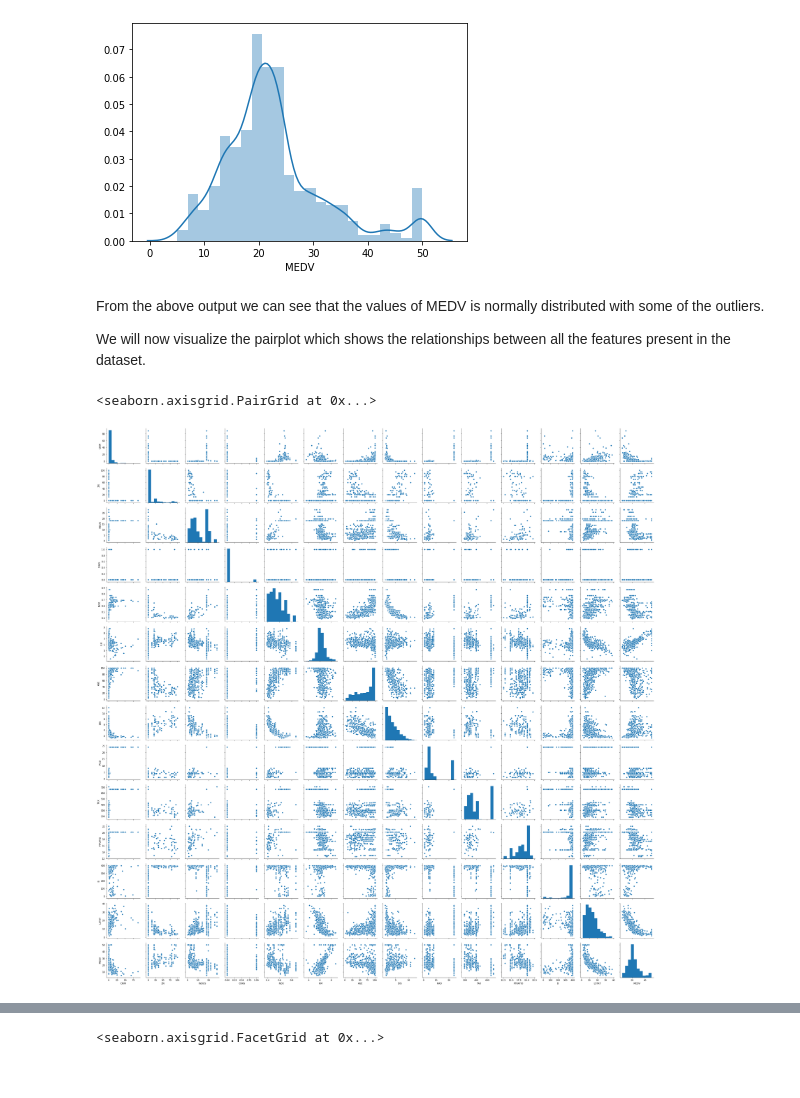
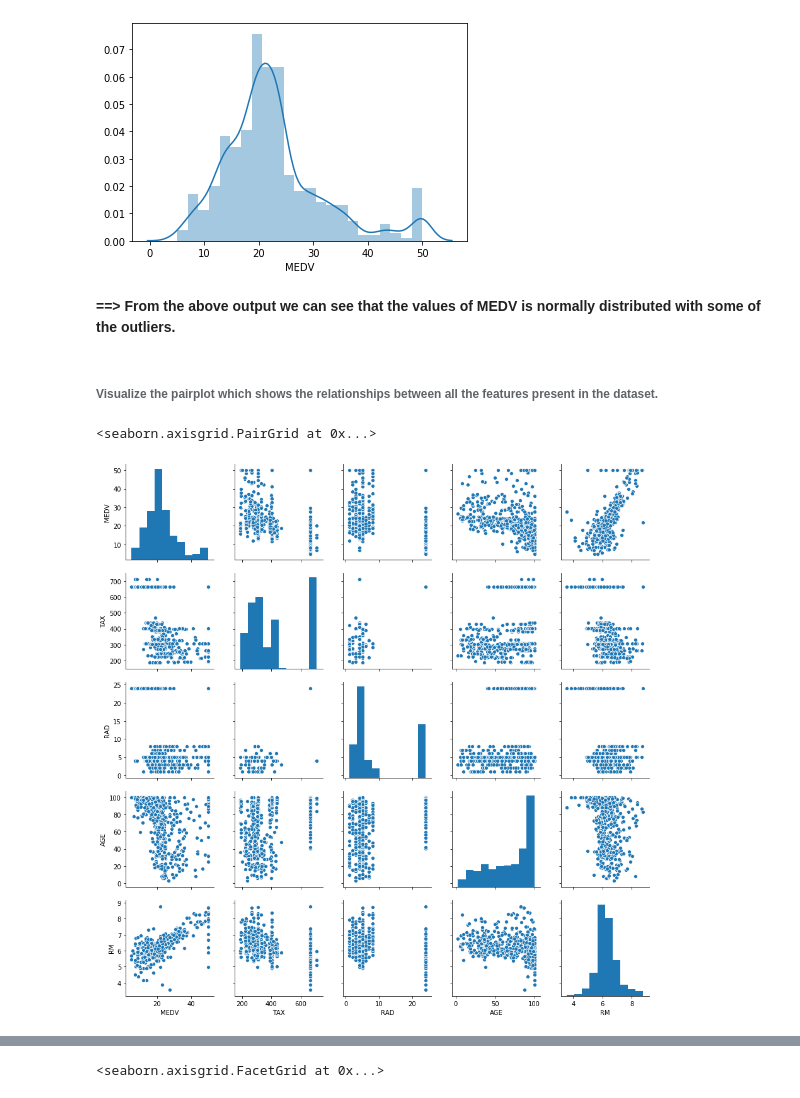
Before and after one commit to DSC-UTDallas/explore-ml, a Jupyter notebook: beginner_track/regression/Beginner_ML_Linear_Regression.ipynb, the cells around one changed output, grey strips where cells are left out. Cells and saved outputs as stored; diff of their text form; code cells hidden in the pictures.

```diff
--- a/beginner_track/regression/Beginner_ML_Linear_Regression.ipynb
+++ b/beginner_track/regression/Beginner_ML_Linear_Regression.ipynb
@@ -53,7 +68,7 @@ bos.head()
 | 3 | 0.03237 | 0.0 | 2.18 | 0.0 | 0.458 | 6.998 | 45.8 | 6.0622 | 3.0 | 222.0 | 18.7 | ... |
 | 4 | 0.06905 | 0.0 | 2.18 | 0.0 | 0.458 | 7.147 | 54.2 | 6.0622 | 3.0 | 222.0 | 18.7 | ... |
 # %%
-bos.columns = ['CRIM', 'ZN', 'INDUS', 'CHAS', 'NOX', 'RM', 'AGE', 'DIS', 'RAD', 'TAX', 'PTRATIO', 'B', 'LSTAT']
+bos.columns = ['CRIM', 'ZN', 'INDUS', 'CHAS', 'NOX', 'RM', 'AGE', 'DIS', 'RAD', 'TAX', 'PTRATIO', 'B', 'LSTAT', 'MEDV']
 bos.head()
 # %% [output]
 |  | CRIM | ZN | INDUS | CHAS | NOX | RM | AGE | DIS | RAD | TAX | PTRATIO | ... |
@@ -159,11 +152,11 @@ plt.show()
 # %% [output]
 [figure]
 # %% [markdown]
-From the above output we can see that the values of MEDV is normally distributed with some of the outliers.
-
-We will now visualize the pairplot which shows the relationships between all the features present in the dataset.
+**==> From the above output we can see that the values of MEDV is normally distributed with some of the outliers.**
+# %% [markdown]
+###### Visualize the pairplot which shows the relationships between all the features present in the dataset.
 # %%
-sns.pairplot(bos)
+sns.pairplot(bos[['MEDV', 'TAX', 'RAD', 'AGE', 'RM']])
 # %% [output]
 <seaborn.axisgrid.PairGrid at 0x...>
-[figure, old version]
+[figure, new version]
```
Also changed, not shown: parts of 53 cells of this notebook, 3 other files.
